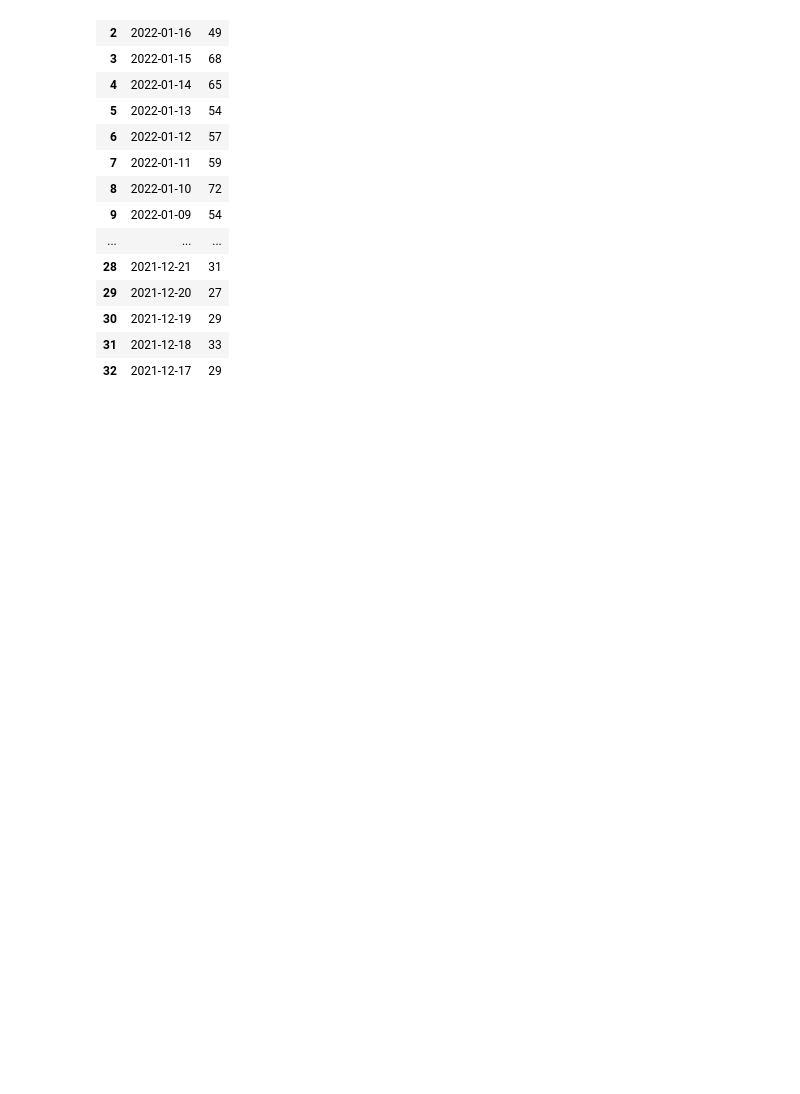
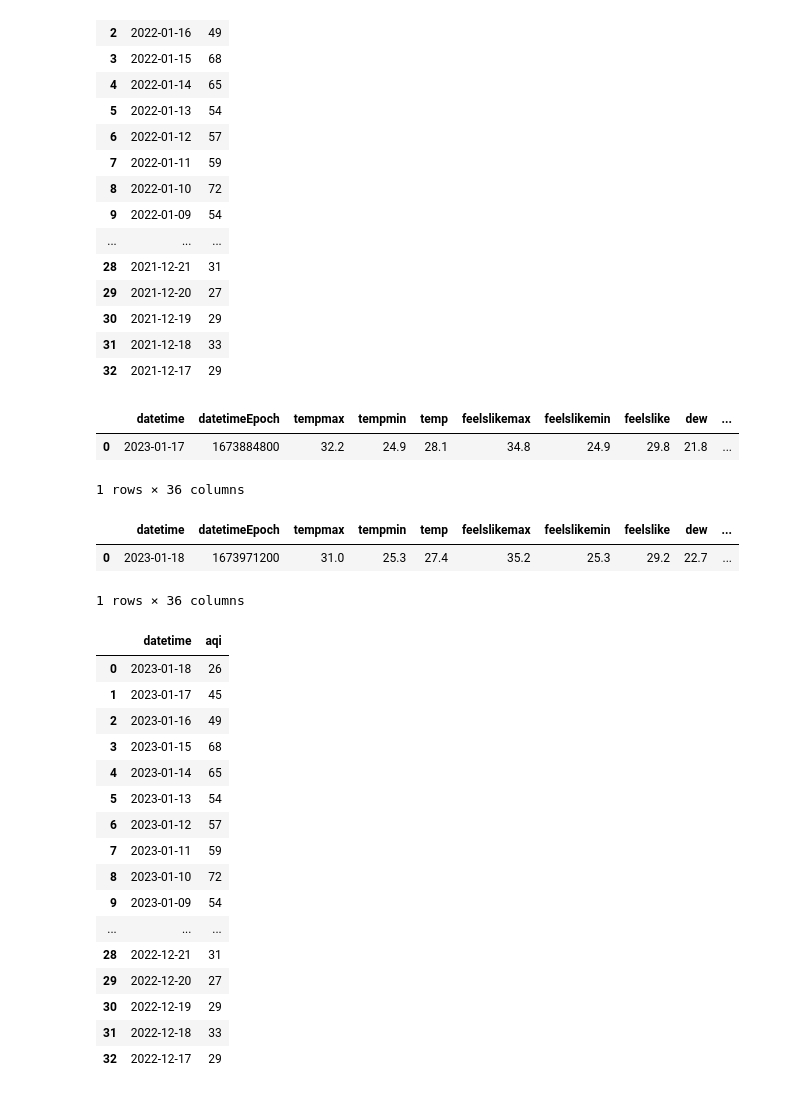
Before and after one commit to Waynelearn/ID2223-Air_Quality_Project, a Jupyter notebook: Pipelines/Untitled.ipynb, the cells around one changed output. Cells and saved outputs as stored; diff of their text form; code cells hidden in the pictures; blank space fills up the shorter version.

```diff
--- a/Pipelines/Untitled.ipynb
+++ b/Pipelines/Untitled.ipynb
@@ -125,0 +128,34 @@ pd.read_csv("https://raw.githubusercontent.com/Waynelearn/ID2223-Air_Quality_Pro
+# %%
+test
+# %% [output]
+|  | datetime | datetimeEpoch | tempmax | tempmin | temp | feelslikemax | feelslikemin | feelslike | dew | ... |
+| 0 | 2023-01-17 | 1673884800 | 32.2 | 24.9 | 28.1 | 34.8 | 24.9 | 29.8 | 21.8 | ... |
+1 rows × 36 columns
+# %%
+w.today_query()
+# %% [output]
+|  | datetime | datetimeEpoch | tempmax | tempmin | temp | feelslikemax | feelslikemin | feelslike | dew | ... |
+| 0 | 2023-01-18 | 1673971200 | 31.0 | 25.3 | 27.4 | 35.2 | 25.3 | 29.2 | 22.7 | ... |
+1 rows × 36 columns
+# %%
+df=pd.read_csv("aqi_data.csv",index_col=0)
+# %%
+df
+# %% [output]
+|  | datetime | aqi |
+| 0 | 2023-01-18 | 26 |
+| 1 | 2023-01-17 | 45 |
+| 2 | 2023-01-16 | 49 |
+| 3 | 2023-01-15 | 68 |
+| 4 | 2023-01-14 | 65 |
+| 5 | 2023-01-13 | 54 |
+| 6 | 2023-01-12 | 57 |
+| 7 | 2023-01-11 | 59 |
+| 8 | 2023-01-10 | 72 |
+| 9 | 2023-01-09 | 54 |
+| ... | ... | ... |
+| 28 | 2022-12-21 | 31 |
+| 29 | 2022-12-20 | 27 |
+| 30 | 2022-12-19 | 29 |
+| 31 | 2022-12-18 | 33 |
+| 32 | 2022-12-17 | 29 |
```
Also changed, not shown: parts of 3 cells of this notebook, 3 other files.
